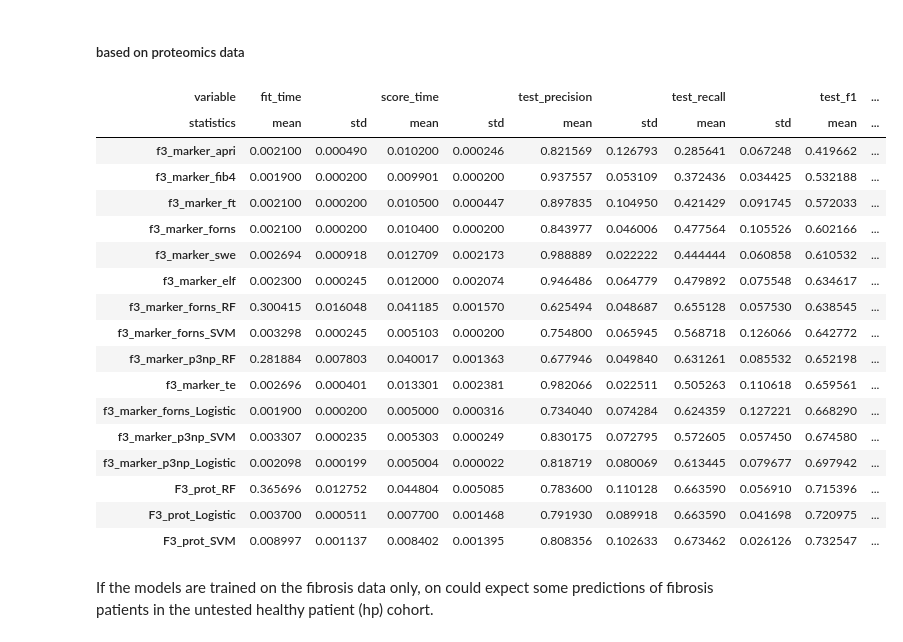
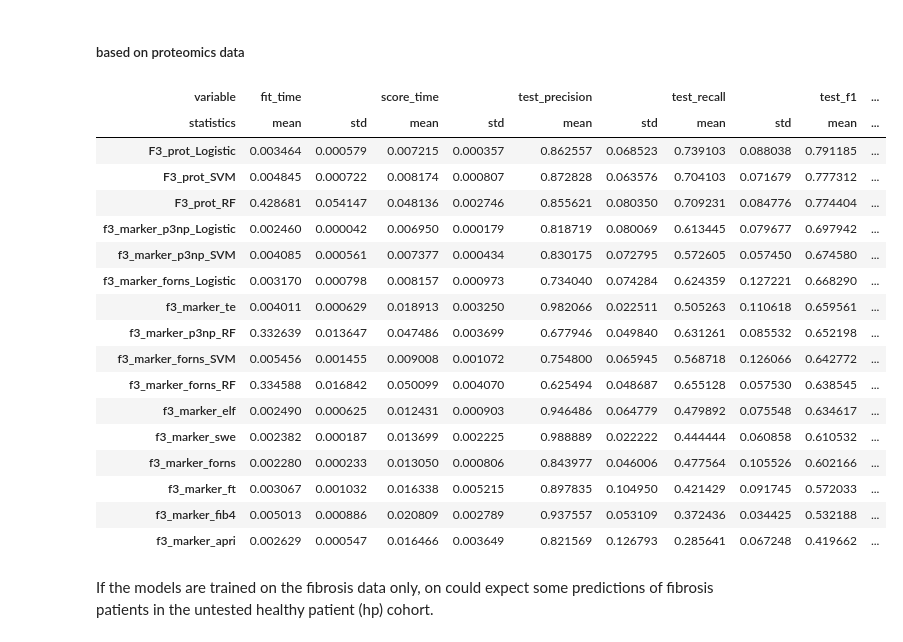
Before and after one commit to llniu/ALD-study, a Jupyter notebook: ald_analysis_hw.ipynb, the cells around one changed output. Saved outputs shown, nothing was run; the diff lists cells and outputs as text; code cells hidden in the pictures.

```diff
--- a/ald_analysis_hw.ipynb
+++ b/ald_analysis_hw.ipynb
@@ -273,5 +273,5 @@ Filter at protein level for 70% data completeness across all runs
 # %%
-data_plasma_filtered = data_plasma_raw.dropna(axis=0, thresh = data_plasma_raw.shape[1] * 0.7)
+data_plasma_filtered = data_plasma_raw.dropna(axis=0, thresh = data_plasma_raw.shape[1] * 0.6)
 data_plasma_filtered
 # %% [output]
 |  | Plate1_A1 | Plate1_A2 | Plate1_A3 | Plate1_A4 | ... | Plate7_C11 | Plate7_C12 | Plate7_D1 | Plate7_D2 |
@@ -1159,7 +1165,7 @@ for key_marker in ['forns', 'p3np']:
 # %% [markdown]
 ##### based on proteomics data
 # %%
-_X = data_proteomics[proteins_selected]
+_X = data_proteomics[proteins_selected_f2.index]
 in_both = y.index.intersection(_X.index)
 _X = _X.loc[in_both]
 _y = y.loc[in_both]
@@ -1294,7 +1300,7 @@ for key_marker in ['forns', 'p3np']:
 # %% [markdown]
 ##### based on proteomics data
 # %%
-_X = data_proteomics[proteins_selected]
+_X = data_proteomics[proteins_selected_f3.index]
 in_both = y.index.intersection(_X.index)
 _X = _X.loc[in_both]
 _y = y.loc[in_both]
@@ -1303,24 +1309,24 @@ results.update(
     run_cv_binary(clf_sklearn, X=_X, y=_y, prefix='F3_prot_')
 )
 # %%
-result_table_f3 = _get_cv_means(results).sort_values(('test_f1', 'mean'))
+result_table_f3 = _get_cv_means(results).sort_values(('test_f1', 'mean'), ascending = False)
 result_table_f3
 # %% [output]
 | variable | fit_time |  | score_time |  | test_precision |  | test_recall |  | test_f1 | ... |
 | statistics | mean | std | mean | std | mean | std | mean | std | mean | ... |
-| f3_marker_apri | 0.002100 | 0.000490 | 0.010200 | 0.000246 | 0.821569 | 0.126793 | 0.285641 | 0.067248 | 0.419662 | ... |
-| f3_marker_fib4 | 0.001900 | 0.000200 | 0.009901 | 0.000200 | 0.937557 | 0.053109 | 0.372436 | 0.034425 | 0.532188 | ... |
-| f3_marker_ft | 0.002100 | 0.000200 | 0.010500 | 0.000447 | 0.897835 | 0.104950 | 0.421429 | 0.091745 | 0.572033 | ... |
-| f3_marker_forns | 0.002100 | 0.000200 | 0.010400 | 0.000200 | 0.843977 | 0.046006 | 0.477564 | 0.105526 | 0.602166 | ... |
-| f3_marker_swe | 0.002694 | 0.000918 | 0.012709 | 0.002173 | 0.988889 | 0.022222 | 0.444444 | 0.060858 | 0.610532 | ... |
-| f3_marker_elf | 0.002300 | 0.000245 | 0.012000 | 0.002074 | 0.946486 | 0.064779 | 0.479892 | 0.075548 | 0.634617 | ... |
-| f3_marker_forns_RF | 0.300415 | 0.016048 | 0.041185 | 0.001570 | 0.625494 | 0.048687 | 0.655128 | 0.057530 | 0.638545 | ... |
-| f3_marker_forns_SVM | 0.003298 | 0.000245 | 0.005103 | 0.000200 | 0.754800 | 0.065945 | 0.568718 | 0.126066 | 0.642772 | ... |
-| f3_marker_p3np_RF | 0.281884 | 0.007803 | 0.040017 | 0.001363 | 0.677946 | 0.049840 | 0.631261 | 0.085532 | 0.652198 | ... |
-| f3_marker_te | 0.002696 | 0.000401 | 0.013301 | 0.002381 | 0.982066 | 0.022511 | 0.505263 | 0.110618 | 0.659561 | ... |
-| f3_marker_forns_Logistic | 0.001900 | 0.000200 | 0.005000 | 0.000316 | 0.734040 | 0.074284 | 0.624359 | 0.127221 | 0.668290 | ... |
-| f3_marker_p3np_SVM | 0.003307 | 0.000235 | 0.005303 | 0.000249 | 0.830175 | 0.072795 | 0.572605 | 0.057450 | 0.674580 | ... |
-| f3_marker_p3np_Logistic | 0.002098 | 0.000199 | 0.005004 | 0.000022 | 0.818719 | 0.080069 | 0.613445 | 0.079677 | 0.697942 | ... |
-| F3_prot_RF | 0.365696 | 0.012752 | 0.044804 | 0.005085 | 0.783600 | 0.110128 | 0.663590 | 0.056910 | 0.715396 | ... |
-| F3_prot_Logistic | 0.003700 | 0.000511 | 0.007700 | 0.001468 | 0.791930 | 0.089918 | 0.663590 | 0.041698 | 0.720975 | ... |
-| F3_prot_SVM | 0.008997 | 0.001137 | 0.008402 | 0.001395 | 0.808356 | 0.102633 | 0.673462 | 0.026126 | 0.732547 | ... |
+| F3_prot_Logistic | 0.003464 | 0.000579 | 0.007215 | 0.000357 | 0.862557 | 0.068523 | 0.739103 | 0.088038 | 0.791185 | ... |
+| F3_prot_SVM | 0.004845 | 0.000722 | 0.008174 | 0.000807 | 0.872828 | 0.063576 | 0.704103 | 0.071679 | 0.777312 | ... |
+| F3_prot_RF | 0.428681 | 0.054147 | 0.048136 | 0.002746 | 0.855621 | 0.080350 | 0.709231 | 0.084776 | 0.774404 | ... |
+| f3_marker_p3np_Logistic | 0.002460 | 0.000042 | 0.006950 | 0.000179 | 0.818719 | 0.080069 | 0.613445 | 0.079677 | 0.697942 | ... |
+| f3_marker_p3np_SVM | 0.004085 | 0.000561 | 0.007377 | 0.000434 | 0.830175 | 0.072795 | 0.572605 | 0.057450 | 0.674580 | ... |
+| f3_marker_forns_Logistic | 0.003170 | 0.000798 | 0.008157 | 0.000973 | 0.734040 | 0.074284 | 0.624359 | 0.127221 | 0.668290 | ... |
+| f3_marker_te | 0.004011 | 0.000629 | 0.018913 | 0.003250 | 0.982066 | 0.022511 | 0.505263 | 0.110618 | 0.659561 | ... |
+| f3_marker_p3np_RF | 0.332639 | 0.013647 | 0.047486 | 0.003699 | 0.677946 | 0.049840 | 0.631261 | 0.085532 | 0.652198 | ... |
+| f3_marker_forns_SVM | 0.005456 | 0.001455 | 0.009008 | 0.001072 | 0.754800 | 0.065945 | 0.568718 | 0.126066 | 0.642772 | ... |
+| f3_marker_forns_RF | 0.334588 | 0.016842 | 0.050099 | 0.004070 | 0.625494 | 0.048687 | 0.655128 | 0.057530 | 0.638545 | ... |
+| f3_marker_elf | 0.002490 | 0.000625 | 0.012431 | 0.000903 | 0.946486 | 0.064779 | 0.479892 | 0.075548 | 0.634617 | ... |
+| f3_marker_swe | 0.002382 | 0.000187 | 0.013699 | 0.002225 | 0.988889 | 0.022222 | 0.444444 | 0.060858 | 0.610532 | ... |
+| f3_marker_forns | 0.002280 | 0.000233 | 0.013050 | 0.000806 | 0.843977 | 0.046006 | 0.477564 | 0.105526 | 0.602166 | ... |
+| f3_marker_ft | 0.003067 | 0.001032 | 0.016338 | 0.005215 | 0.897835 | 0.104950 | 0.421429 | 0.091745 | 0.572033 | ... |
+| f3_marker_fib4 | 0.005013 | 0.000886 | 0.020809 | 0.002789 | 0.937557 | 0.053109 | 0.372436 | 0.034425 | 0.532188 | ... |
+| f3_marker_apri | 0.002629 | 0.000547 | 0.016466 | 0.003649 | 0.821569 | 0.126793 | 0.285641 | 0.067248 | 0.419662 | ... |
```
Also changed, not shown: parts of 56 cells of this notebook.
